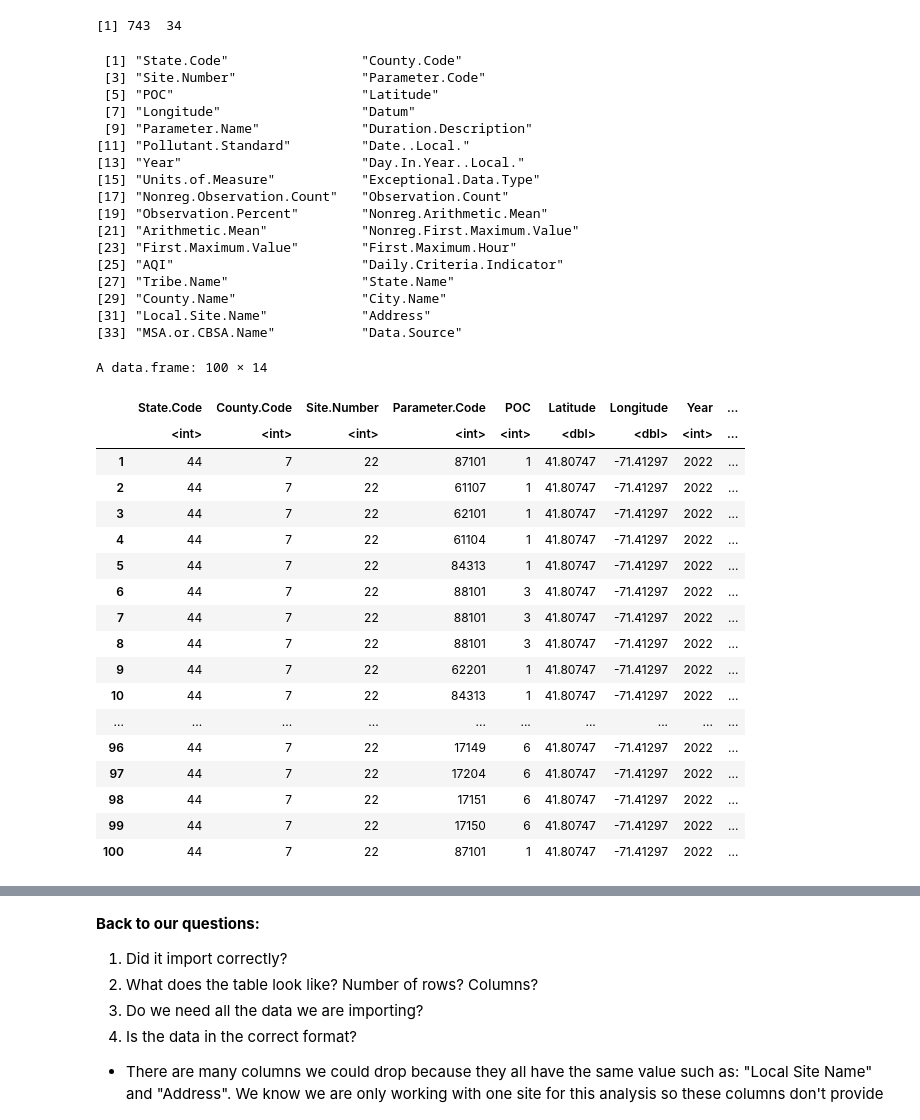
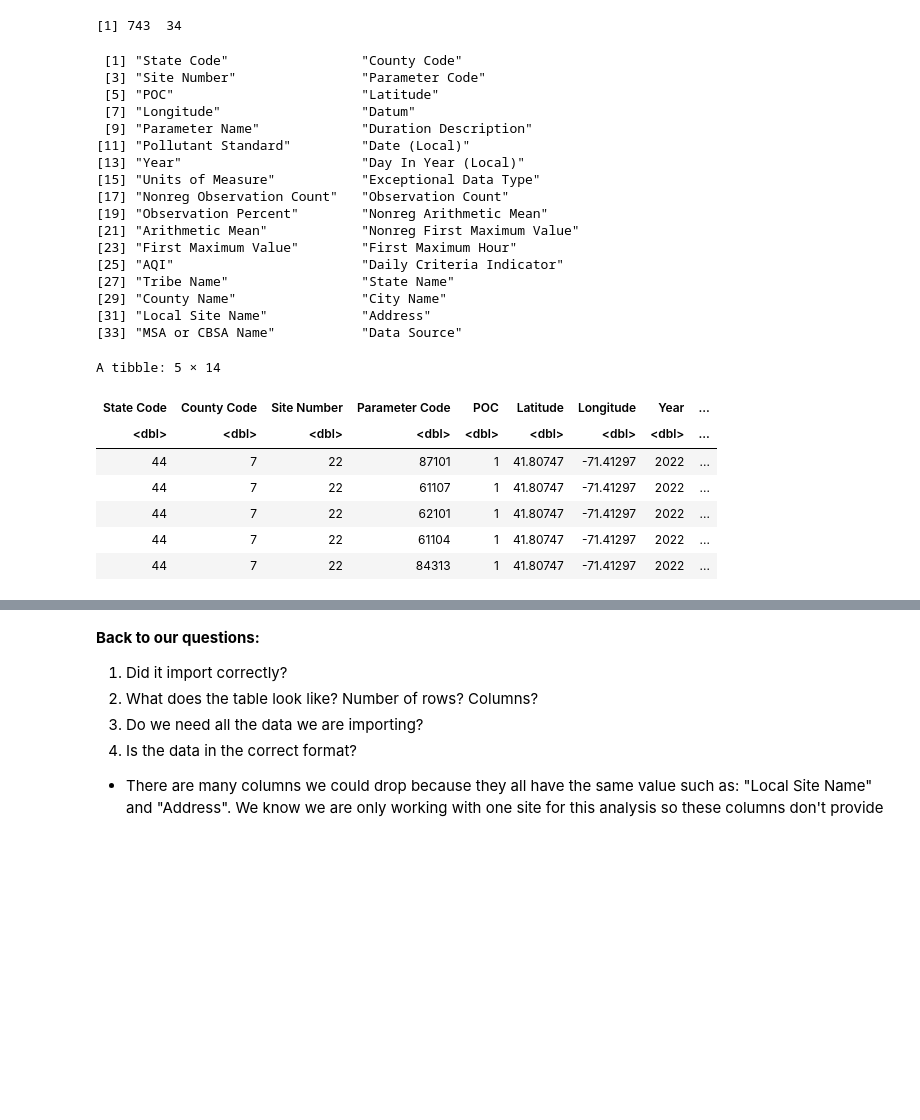
Before and after one commit to MPA-2065-FA24/mpa2065-fall2024, a Jupyter notebook: exploratory_data_analysis/notebooks/1.0-gtd-eda-walkthrough.ipynb, the cells around one changed output, grey strips where cells are left out. Saved outputs shown, nothing was run; the diff lists cells and outputs as text; code cells hidden in the pictures; blank space fills up the shorter version.

Commit message:
refactor: read.csv --> read_csv

```diff
--- a/exploratory_data_analysis/notebooks/1.0-gtd-eda-walkthrough.ipynb
+++ b/exploratory_data_analysis/notebooks/1.0-gtd-eda-walkthrough.ipynb
@@ -93,4 +94,4 @@ print(paste('This is the monthly data directory: ', path_to_monthly_data))
 Using the path generated above, we will read the first month of data (January 2022).
 # %%
 # Read and save the DataFrame object to a variable 'df_2022_01'
-df_2022_01 <- read.csv(file.path(path_to_monthly_data, 'daily_44_007_0022_2022_01.csv'))
+df_2022_01 <- read_csv(file.path(path_to_monthly_data, 'daily_44_007_0022_2022_01.csv'))
@@ -218,48 +230,37 @@ dim(df_2022_01)
 # Column names
 names(df_2022_01)
 # %% [output]
- [1] "State.Code"                 "County.Code"
- [3] "Site.Number"                "Parameter.Code"
+ [1] "State Code"                 "County Code"
+ [3] "Site Number"                "Parameter Code"
  [5] "POC"                        "Latitude"
  [7] "Longitude"                  "Datum"
- [9] "Parameter.Name"             "Duration.Description"
-[11] "Pollutant.Standard"         "Date..Local."
-[13] "Year"                       "Day.In.Year..Local."
-[15] "Units.of.Measure"           "Exceptional.Data.Type"
-[17] "Nonreg.Observation.Count"   "Observation.Count"
-[19] "Observation.Percent"        "Nonreg.Arithmetic.Mean"
-[21] "Arithmetic.Mean"            "Nonreg.First.Maximum.Value"
-[23] "First.Maximum.Value"        "First.Maximum.Hour"
-[25] "AQI"                        "Daily.Criteria.Indicator"
-[27] "Tribe.Name"                 "State.Name"
-[29] "County.Name"                "City.Name"
-[31] "Local.Site.Name"            "Address"
-[33] "MSA.or.CBSA.Name"           "Data.Source"
+ [9] "Parameter Name"             "Duration Description"
+[11] "Pollutant Standard"         "Date (Local)"
+[13] "Year"                       "Day In Year (Local)"
+[15] "Units of Measure"           "Exceptional Data Type"
+[17] "Nonreg Observation Count"   "Observation Count"
+[19] "Observation Percent"        "Nonreg Arithmetic Mean"
+[21] "Arithmetic Mean"            "Nonreg First Maximum Value"
+[23] "First Maximum Value"        "First Maximum Hour"
+[25] "AQI"                        "Daily Criteria Indicator"
+[27] "Tribe Name"                 "State Name"
+[29] "County Name"                "City Name"
+[31] "Local Site Name"            "Address"
+[33] "MSA or CBSA Name"           "Data Source"
 # %%
 # Inspect Numerical Fields
 df_2022_01 %>%
-select_if(is.numeric) %>%
-head(100)
+    select_if(is.numeric) %>%
+    head(5)
 # %% [output]
-A data.frame: 100 × 14
+A tibble: 5 × 14
-|  | State.Code | County.Code | Site.Number | Parameter.Code | POC | Latitude | Longitude | Year | ... |
-|  | <int> | <int> | <int> | <int> | <int> | <dbl> | <dbl> | <int> | ... |
-| 1 | 44 | 7 | 22 | 87101 | 1 | 41.80747 | -71.41297 | 2022 | ... |
-| 2 | 44 | 7 | 22 | 61107 | 1 | 41.80747 | -71.41297 | 2022 | ... |
-| 3 | 44 | 7 | 22 | 62101 | 1 | 41.80747 | -71.41297 | 2022 | ... |
-| 4 | 44 | 7 | 22 | 61104 | 1 | 41.80747 | -71.41297 | 2022 | ... |
-| 5 | 44 | 7 | 22 | 84313 | 1 | 41.80747 | -71.41297 | 2022 | ... |
-| 6 | 44 | 7 | 22 | 88101 | 3 | 41.80747 | -71.41297 | 2022 | ... |
-| 7 | 44 | 7 | 22 | 88101 | 3 | 41.80747 | -71.41297 | 2022 | ... |
-| 8 | 44 | 7 | 22 | 88101 | 3 | 41.80747 | -71.41297 | 2022 | ... |
-| 9 | 44 | 7 | 22 | 62201 | 1 | 41.80747 | -71.41297 | 2022 | ... |
-| 10 | 44 | 7 | 22 | 84313 | 1 | 41.80747 | -71.41297 | 2022 | ... |
-| ... | ... | ... | ... | ... | ... | ... | ... | ... | ... |
-| 96 | 44 | 7 | 22 | 17149 | 6 | 41.80747 | -71.41297 | 2022 | ... |
-| 97 | 44 | 7 | 22 | 17204 | 6 | 41.80747 | -71.41297 | 2022 | ... |
-| 98 | 44 | 7 | 22 | 17151 | 6 | 41.80747 | -71.41297 | 2022 | ... |
-| 99 | 44 | 7 | 22 | 17150 | 6 | 41.80747 | -71.41297 | 2022 | ... |
-| 100 | 44 | 7 | 22 | 87101 | 1 | 41.80747 | -71.41297 | 2022 | ... |
+| State Code | County Code | Site Number | Parameter Code | POC | Latitude | Longitude | Year | ... |
+| <dbl> | <dbl> | <dbl> | <dbl> | <dbl> | <dbl> | <dbl> | <dbl> | ... |
+| 44 | 7 | 22 | 87101 | 1 | 41.80747 | -71.41297 | 2022 | ... |
+| 44 | 7 | 22 | 61107 | 1 | 41.80747 | -71.41297 | 2022 | ... |
+| 44 | 7 | 22 | 62101 | 1 | 41.80747 | -71.41297 | 2022 | ... |
+| 44 | 7 | 22 | 61104 | 1 | 41.80747 | -71.41297 | 2022 | ... |
+| 44 | 7 | 22 | 84313 | 1 | 41.80747 | -71.41297 | 2022 | ... |
 # %%
 # Inspect Character Fields
 df_2022_01 %>%
```
Also changed, not shown: parts of 36 cells of this notebook.
